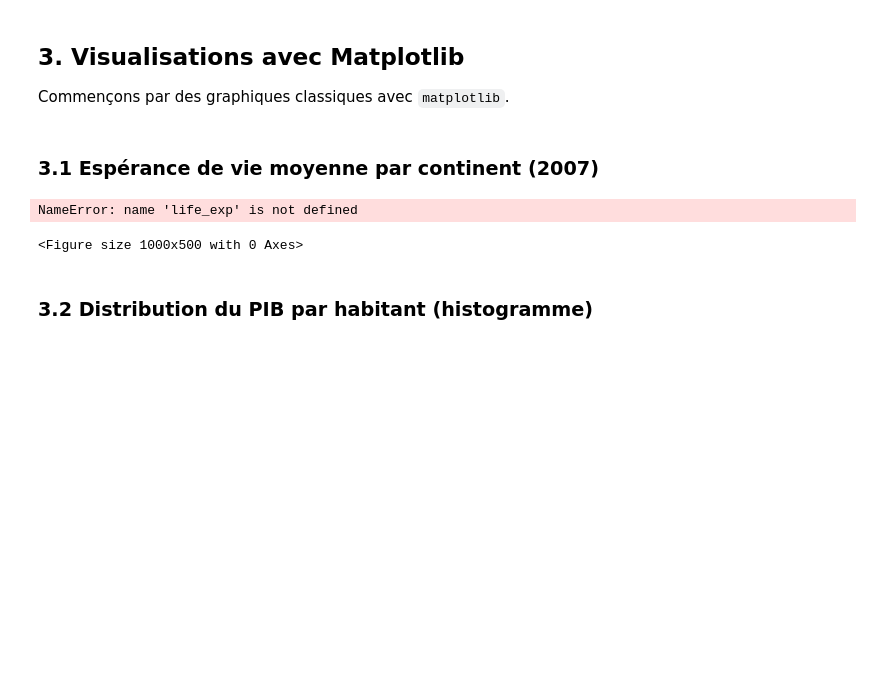
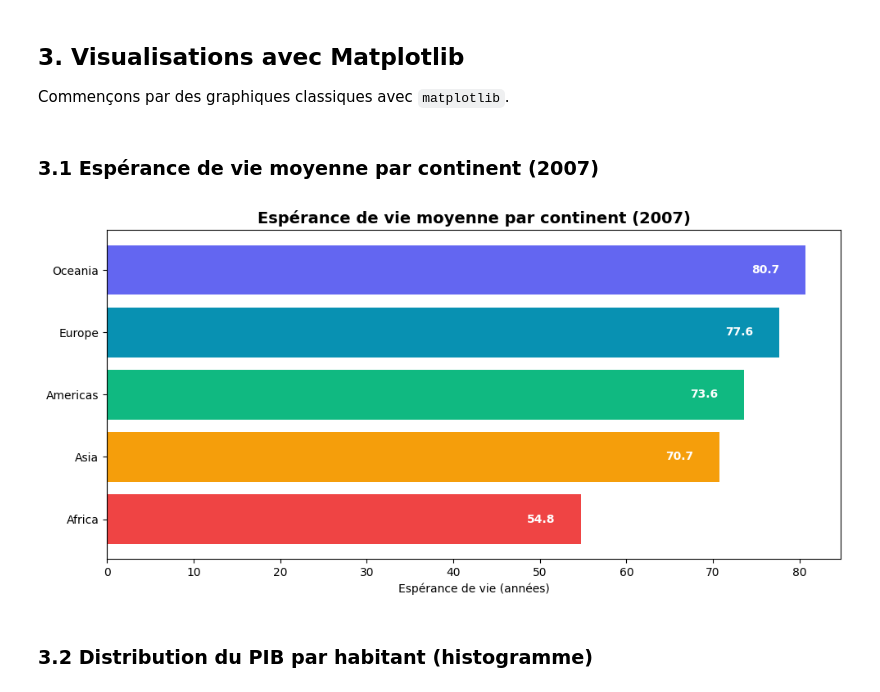
Before and after one commit to calvinNdmb/formation-git-python, a Jupyter notebook: tp.ipynb, the cells around one changed output. Cells and saved outputs as stored; diff of their text form; code cells hidden in the pictures; blank space fills up the shorter version.

```diff
--- a/tp.ipynb
+++ b/tp.ipynb
@@ -56,28 +88,28 @@ Commençons par des graphiques classiques avec `matplotlib`.
 ### 3.1 Espérance de vie moyenne par continent (2007)
 # %%
 # Filtrer les données de 2007
-
+df_2007 = df[df['year'] == 2007]
 
 # Calculer l'espérance de vie moyenne par continent
+life_exp = df_2007.groupby('continent')['lifeExp'].mean().sort_values()
 
 # Créer le graphique
 colors = ["#EF4444", "#F59E0B", "#10B981", "#0891B2", "#6366F1"]
 
 plt.figure(figsize=(10, 5))
 bars = plt.barh(life_exp.index, life_exp.values, color=colors)
 plt.xlabel("Espérance de vie (années)")
 plt.title("Espérance de vie moyenne par continent (2007)", fontsize=14, fontweight="bold")
 
 # Ajouter les valeurs sur les barres
 for bar, val in zip(bars, life_exp.values):
     plt.text(bar.get_width() - 3, bar.get_y() + bar.get_height()/2,
              f"{val:.1f}", va="center", ha="right", color="white", fontweight="bold")
 
 plt.tight_layout()
 plt.show()
 # %% [output]
-NameError: name 'life_exp' is not defined
-<Figure size 1000x500 with 0 Axes>
+[figure, added]
 # %% [markdown]
 ### 3.2 Distribution du PIB par habitant (histogramme)
 # %%
```
Also changed, not shown: parts of 5 cells of this notebook.
